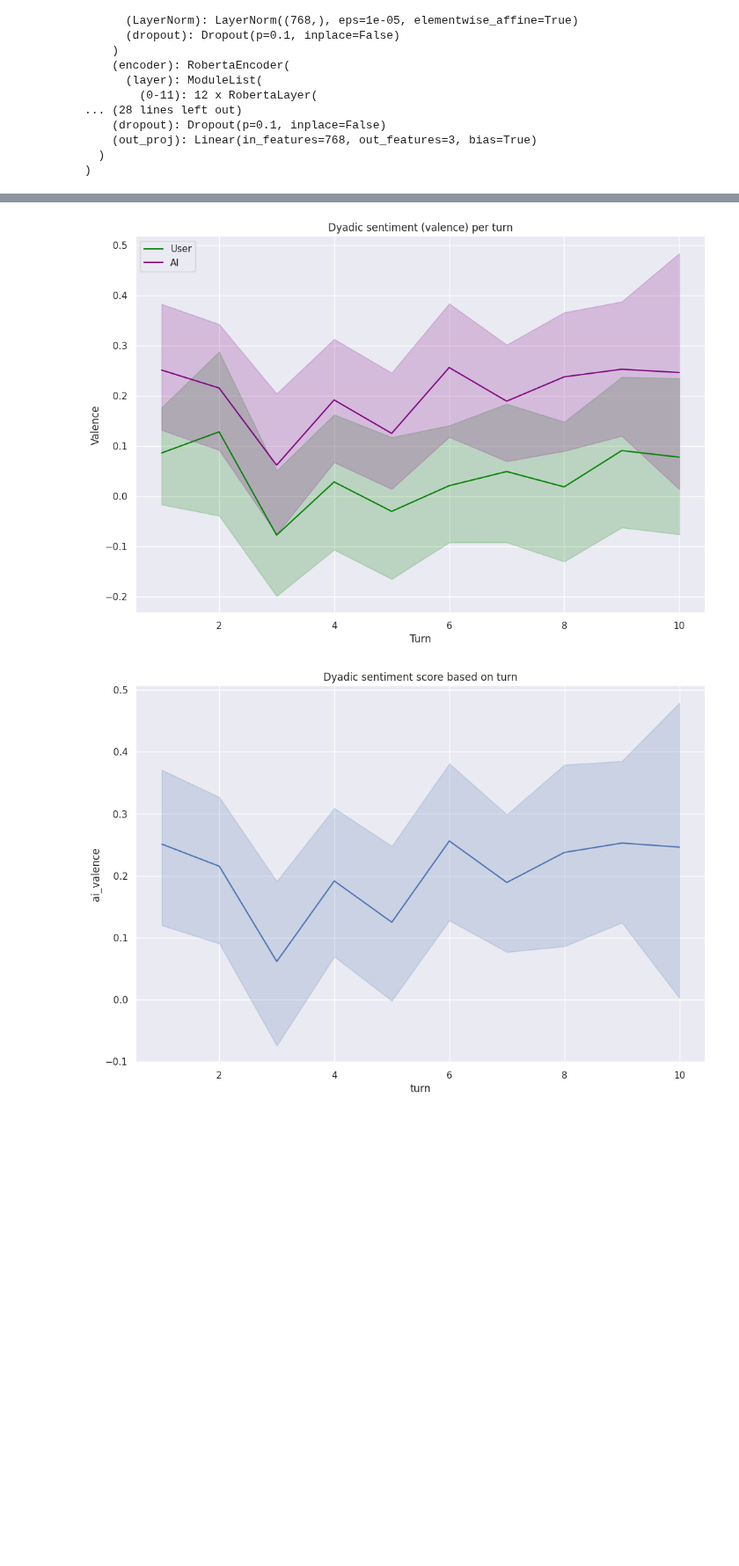
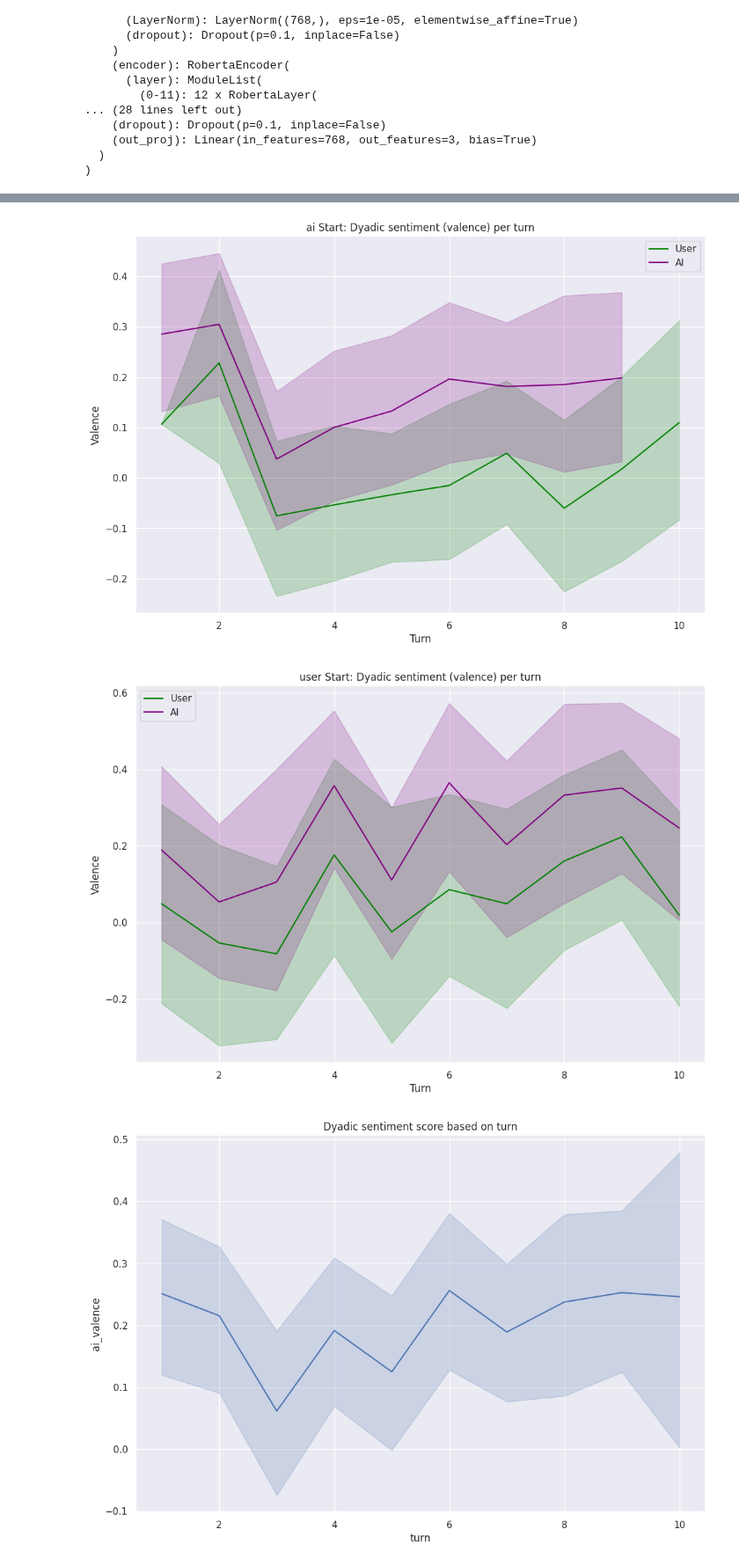
Before and after one commit to Halfidaldal/PENPAL_analysis, a Jupyter notebook: analysis/sent_eng.ipynb, the cells around one changed output, grey strips where cells are left out. Shown at 88% size. Cells and saved outputs as stored; diff of their text form; code cells hidden in the pictures; blank space fills up the shorter version.

```diff
--- a/analysis/sent_eng.ipynb
+++ b/analysis/sent_eng.ipynb
@@ -11,7 +12,16 @@ import seaborn as sns
 path = '/work/PENPAL/PENPAL_analysis/data/TEXT/processed/story_embeddings_interaction_level.parquet'
 
 df_full = pd.read_parquet(path)
+
+# removing remaining test_ids
 df = df_full[~df_full["respondent_id"].str.startswith("test-")]
+
+# adds ai starter for that respondent_id if turn 10 ai-text == None
+starter_map = df.loc[df['turn'] == 10].set_index('respondent_id')['ai'].isna().map(
+    {True: 'ai', False: 'user'}
+)
+df['starter'] = df['respondent_id'].map(starter_map)
+df['turn'] = df.groupby('respondent_id').cumcount() + 1
 # %%
 df
 # %% [output]
@@ -136,21 +142,24 @@ df['turn'] = df.groupby('respondent_id').cumcount() + 1
 # %%
 import seaborn as sns
 import matplotlib.pyplot as plt
 
-plt.figure(figsize=(12, 8))
+starters = ['ai', 'user']
 sns.set_theme(style="darkgrid")
 
-sns.lineplot(x="turn", y="user_valence", data=df, label="User", color="green")
-sns.lineplot(x="turn", y="ai_valence", data=df, label="AI", color="purple")
+for s in starters:
+    plt.figure(figsize=(12, 8))
+    df_ = df[df['starter'] == s]
+    sns.lineplot(x="turn", y="user_valence", data=df_, label="User", color="green")
+    sns.lineplot(x="turn", y="ai_valence", data=df_, label="AI", color="purple")
 
-plt.title("Dyadic sentiment (valence) per turn")
-plt.xlabel("Turn")
-plt.ylabel("Valence")
-plt.legend()
-
-plt.show()
+    plt.title(f"{s} Start: Dyadic sentiment (valence) per turn")
+    plt.xlabel("Turn")
+    plt.ylabel("Valence")
+    plt.legend()
+    plt.show()
 # %% [output]
-[figure, old version]
+[figure, new version]
+[figure, added]
 # %%
 import seaborn as sns
 
```
Also changed, not shown: parts of 7 cells of this notebook, 1 other file.
